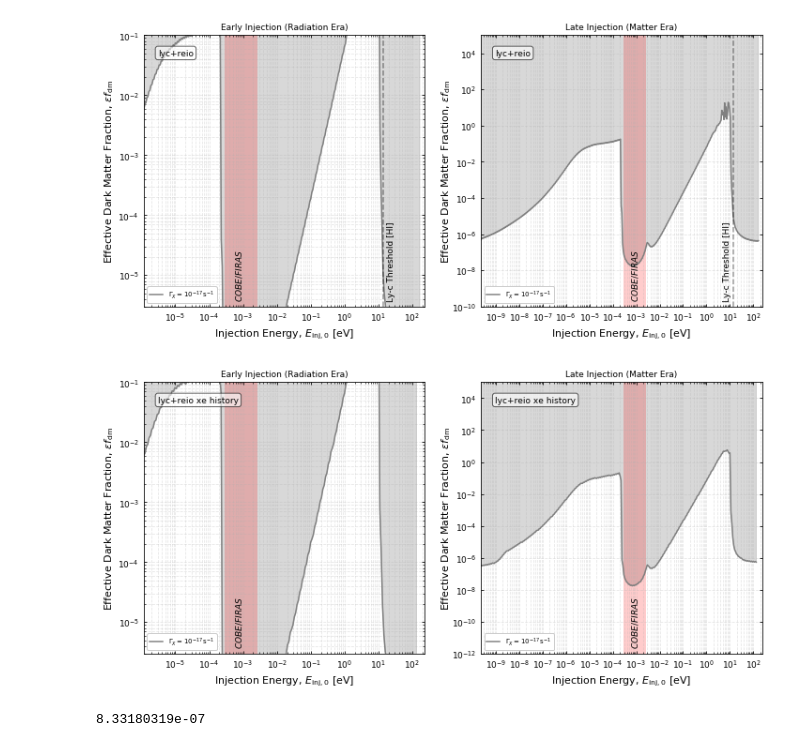
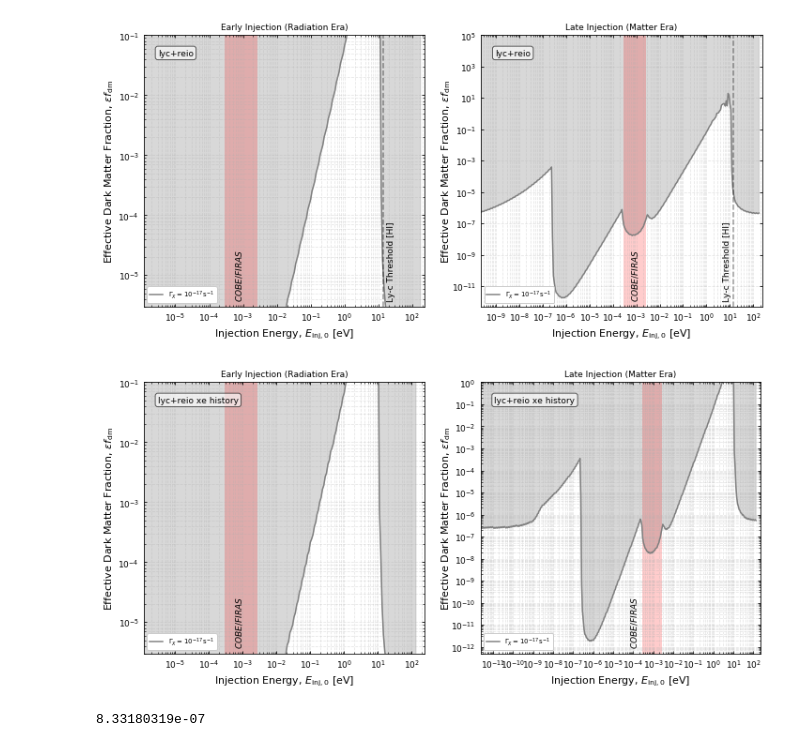
Before and after one commit to CMBSPEC/specdist, a Jupyter notebook: specdist/notebooks/pispec_np_2.ipynb, the cells around one changed output. Saved outputs shown, nothing was run; the diff lists cells and outputs as text; code cells hidden in the pictures.

Commit message:
finj fisher

```diff
--- a/specdist/notebooks/pispec_np_2.ipynb
+++ b/specdist/notebooks/pispec_np_2.ipynb
@@ -75,7 +75,7 @@ edges = sd.edges()
 a_dict = {}
 a_dict['firas'] = firas
 a_dict['edges'] = edges
-a_dict['add_edges'] = 'no'
+a_dict['add_edges'] = 'yes'
 
 # Gamma_values = np.logspace(-17,-8,3)
 # for gammas in Gamma_values:
@@ -84,4 +84,4 @@ a_dict['add_edges'] = 'no'
 #     #print(D['curves'][0]['fdm'])
 
 f_dm_fisher_xe_history = sd.pi_run_fisher_constraints(Gamma_values,xi_array,sd_lib_xe_history,**a_dict)
-f_dm_fisher_lyc_reio = sd.pi_run_fisher_constraints(Gamma_values,xi_array,sd_lib_lyc_reio,**a_dict)
+# f_dm_fisher_lyc_reio = sd.pi_run_fisher_constraints(Gamma_values,xi_array,sd_lib_lyc_reio,**a_dict)
@@ -239,7 +199,7 @@ ax1.text(0.05, 0.95, case , transform=ax1.transAxes, fontsize=9, verticalalignme
 ax1.set_ylim(3.e-6,1e-1)
 ax1.set_xlim(xinj_to_Einj*5e-3,xinj_to_Einj*1e6)
 
-ax2.set_ylim(1.e-10,1e5)
+ax2.set_ylim(5.e-13,1e5)
 ax2.set_xlim(xinj_to_Einj*1e-6,xinj_to_Einj*1e6)
 
 #leg1 = plt.legend(loc=3,ncol=2,frameon=True,framealpha=0.6,fontsize = 9)
@@ -270,7 +230,7 @@ plt.savefig(path_to_figures + '/figures_for_paper_fdm_fisher_'+photon_injection_
 plt.show()
 #plt.close(fig)
 # %% [output]
-[figure, old version]
+[figure, new version]
 # %%
 photon_injection_case = 'xe_history_200720'
 #photon_injection_case = 'lyc_reio'
@@ -371,38 +331,38 @@ ax1.text(0.05, 0.95, case , transform=ax1.transAxes, fontsize=9, verticalalignme
 ax1.set_ylim(3.e-6,1e-1)
 ax1.set_xlim(xinj_to_Einj*5e-3,xinj_to_Einj*1e6)
 
-ax2.set_ylim(1.e-12,1e5)
-ax2.set_xlim(xinj_to_Einj*1e-6,xinj_to_Einj*1e6)
+ax2.set_ylim(5.e-13,1e0)
+ax2.set_xlim(xinj_to_Einj*1e-8,xinj_to_Einj*1e6)
 
 #leg1 = plt.legend(loc=3,ncol=2,frameon=True,framealpha=0.6,fontsize = 9)
 #legend_elements = [Line2D([0], [0], marker='o', color='k', label='best-fit to CT',ls='None',
 #                          markerfacecolor='None', markersize=5)]
 #leg2 = plt.legend(handles=legend_elements, loc=(0.745,0.6))
 ax1.legend(loc=3,ncol=1,frameon=True,framealpha=1.,fontsize = 7)
 ax2.legend(loc=3,ncol=1,frameon=True,framealpha=1.,fontsize = 7)
 
 if 'lyc' in photon_injection_case:
     ax2.axvline(5.7895e4*xinj_to_Einj,ls='--',alpha=0.4,c='k')
     ax2.text(0.86, 0.02, 'Ly-c Threshold [HI]' , transform=ax2.transAxes, fontsize=9,
              verticalalignment='bottom',rotation = 90)
     ax1.axvline(5.7895e4*xinj_to_Einj,ls='--',alpha=0.4,c='k')
     ax1.text(0.865, 0.02, 'Ly-c Threshold [HI]' , transform=ax1.transAxes, fontsize=9,
              verticalalignment='bottom',rotation = 90)
 ax1.set_title(r'Early Injection (Radiation Era)',fontsize=9)
 ax2.set_title(r'Late Injection (Matter Era)',fontsize=9)
 ax1.text(0.322, 0.02, r'$COBE/FIRAS$' , transform=ax1.transAxes, fontsize=9,
          verticalalignment='bottom',rotation = 90)
 ax2.text(0.53, 0.02, r'$COBE/FIRAS$' , transform=ax2.transAxes, fontsize=9,
          verticalalignment='bottom',rotation = 90)
 # ax.add_artist(leg2).tight_layout(pad=3.0)
 fig.tight_layout()
 plt.subplots_adjust(wspace=0.2)
 
 plt.savefig(path_to_figures + '/figures_for_paper_fdm_fisher_'+photon_injection_case+'.pdf')
 plt.show()
 #plt.close(fig)
 # %% [output]
-[figure, old version]
+[figure, new version]
 # %%
 sd_lib_xe_history.finj_2d[0][0][0]
 # %% [output]
```
Also changed, not shown: parts of 5 cells of this notebook, 2 other files.
